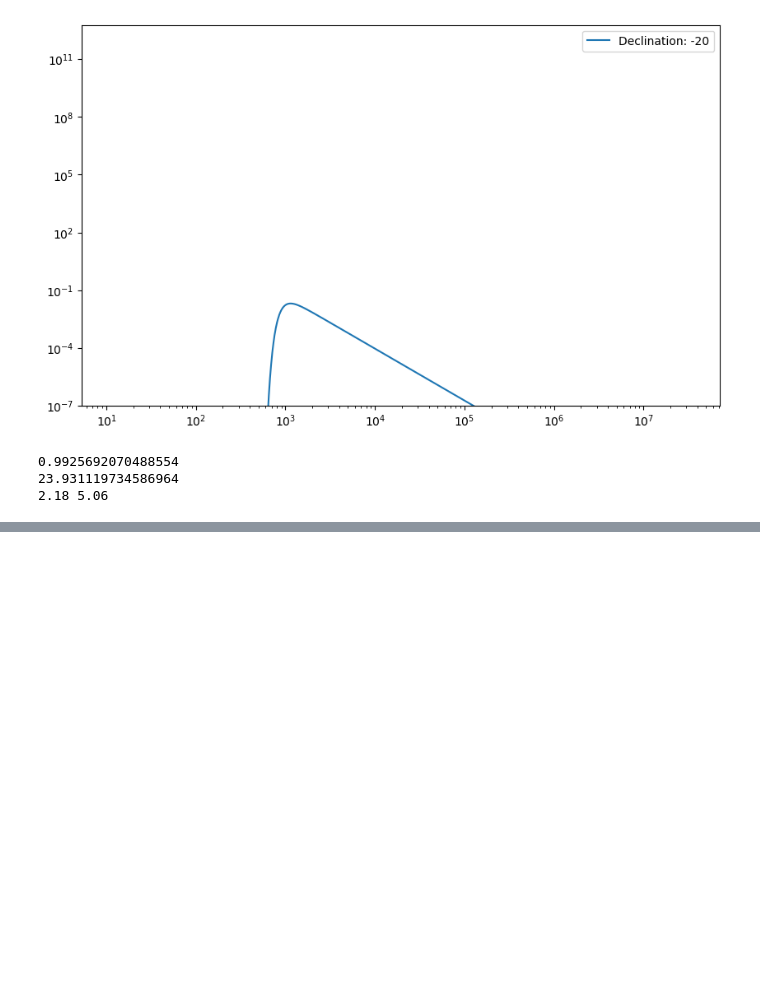
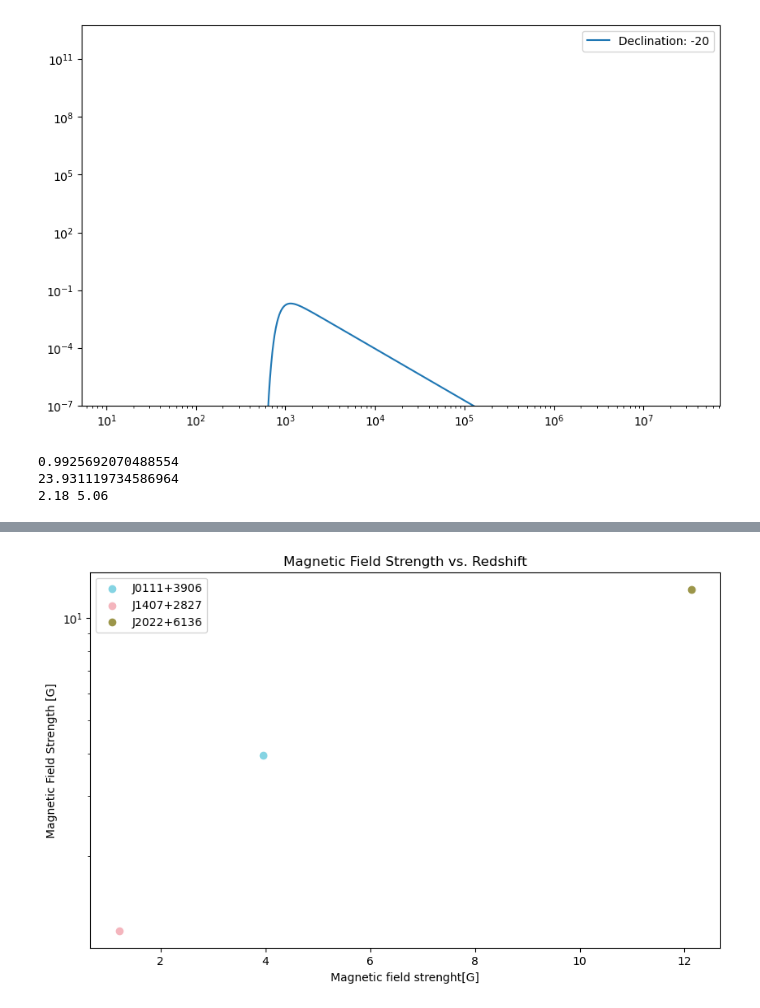
Before and after one commit to henan99/Masteroppgave, a Jupyter notebook: more_fun.ipynb, the cells around one changed output, grey strips where cells are left out. Saved outputs shown, nothing was run; the diff lists cells and outputs as text; code cells hidden in the pictures; blank space fills up the shorter version.

```diff
--- a/more_fun.ipynb
+++ b/more_fun.ipynb
@@ -1528,0 +1541,81 @@ Name: major_axis_comb, Length: 80, dtype: float64
+# %%
+cso_galaxies_SSA_5GHz ={
+
+    "J0111+3906": { "z": '0.66847','class':'2.0', 'Turnover_freq': '4.0', 'Turnover_flux_den_m': '0.862','Turnover_flux_den_s': '0.511','major_axis_m':'1.6','major_axis_s':'1.0' },
+
+
+
+
+
+
+    "J1407+2827": {"z": '0.077', 'Turnover_freq': '4.9','class':'2.1', 'Turnover_flux_den_m': '2.350','Turnover_flux_den_s': '0.168','major_axis_m':'1.7','major_axis_s':'1.7'},
+
+
+
+    "J2022+6136": {"z": '0.2266',  'Turnover_freq': '4.086', 'class':'2.1', 'Turnover_flux_den_m': '1.78','Turnover_flux_den_s': '1.2','major_axis_m':'3.2','major_axis_s':'2.3'},
+
+
+} #Three values checked by me
+# %%
+
+CSO_SSA_5GHz_df = pd.DataFrame.from_dict(cso_galaxies_SSA_5GHz, orient='index')
+
+CSO_SSA_5GHz_df.reset_index(inplace=True)
+
+
+CSO_SSA_5GHz_df.rename(columns={'index': 'Object Name'}, inplace=True)
+#print(CSO_df)
+print(CSO_df.columns)
+B_vals = []
+for i in range(0,len(CSO_SSA_5GHz_df ['z'])):
+    B_vals.append(calculate_B_SSA(b_alpha, float(CSO_SSA_5GHz_df['Turnover_flux_den_m'].iloc[i]), float(CSO_SSA_5GHz_df['major_axis_m'].iloc[i])*1.8, float(CSO_SSA_5GHz_df['Turnover_freq'].iloc[i]), 1, float(CSO_SSA_5GHz_df['z'].iloc[i])))
+
+plt.figure(figsize=(10, 6))
+for i in range(0,len(CSO_SSA_5GHz_df['z'])):
+    plt.scatter(B_vals[i], B_vals[i],label = f"{CSO_SSA_5GHz_df['Object Name'].iloc[i]}")
+print(B_vals)
+
+plt.xlabel('Magnetic field strenght[G]')
+plt.ylabel('Magnetic Field Strength [G]')
+plt.yscale('log')
+plt.title('Magnetic Field Strength vs. Redshift')
+plt.legend()
+plt.show()
+
+
+def calc_R_size(ang_size, z):
+    return ( (ang_size*u.mas).to(u.rad)/u.rad*cosmo.angular_diameter_distance(z)).to(u.pc)
+R_list = []
+for i in range(0,len(CSO_SSA_5GHz_df['z'])):
+    R_list.append(calc_R_size(float(CSO_SSA_5GHz_df['major_axis_m'].iloc[i])*1.8, float(CSO_SSA_5GHz_df['z'].iloc[i])))
+print(R_list)
+plt.figure(figsize=(10, 6))
+for i in range(0,len(CSO_SSA_5GHz_df['z'])):
+    plt.scatter((redshift_to_distance(float(CSO_SSA_5GHz_df['z'].iloc[i]))*u.cm).to(u.Mpc).value, B_vals[i],label = f"{CSO_SSA_5GHz_df['Object Name'].iloc[i]}")#'CSO_1')
+
+
+plt.xlabel('z')
+plt.ylabel('Magnetic Field Strength [G]')
+#plt.yscale('log')
+plt.title('Magnetic Field Strength vs. Redshift')
+plt.legend()
+plt.show()
+
+
+######################## equipartion
+c_12 = 2*10**7
+def B_min(L,R,eta):
+    return (4.5*(1+eta)*c_12*L)**(2/7)*R**(-6/7)
+
+luminosity_list = []
+for i in range(0,len(CSO_SSA_5GHz_df['z'])):
+    luminosity_list.append(4*np.pi*redshift_to_distance(float(CSO_SSA_5GHz_df['z'].iloc[i]))**2*float(CSO_SSA_5GHz_df['Turnover_flux_den_m'].iloc[i])*convert_Jy*float(CSO_SSA_5GHz_df['Turnover_freq'].iloc[i])*1e9)
+
+print(luminosity_list)
+
+B_min_list = []
+for i in range(0,len(CSO_SSA_5GHz_df['z'])):
+    B_min_list.append(B_min(luminosity_list[i], R_list[i].to(u.cm).value, 1))
+
+print(B_min_list)
+# %% [output]
@@ -1528,0 +1626 @@ Name: major_axis_comb, Length: 80, dtype: float64
+[figure, added]
```
Also changed, not shown: parts of 6 cells of this notebook, 23 other files.
